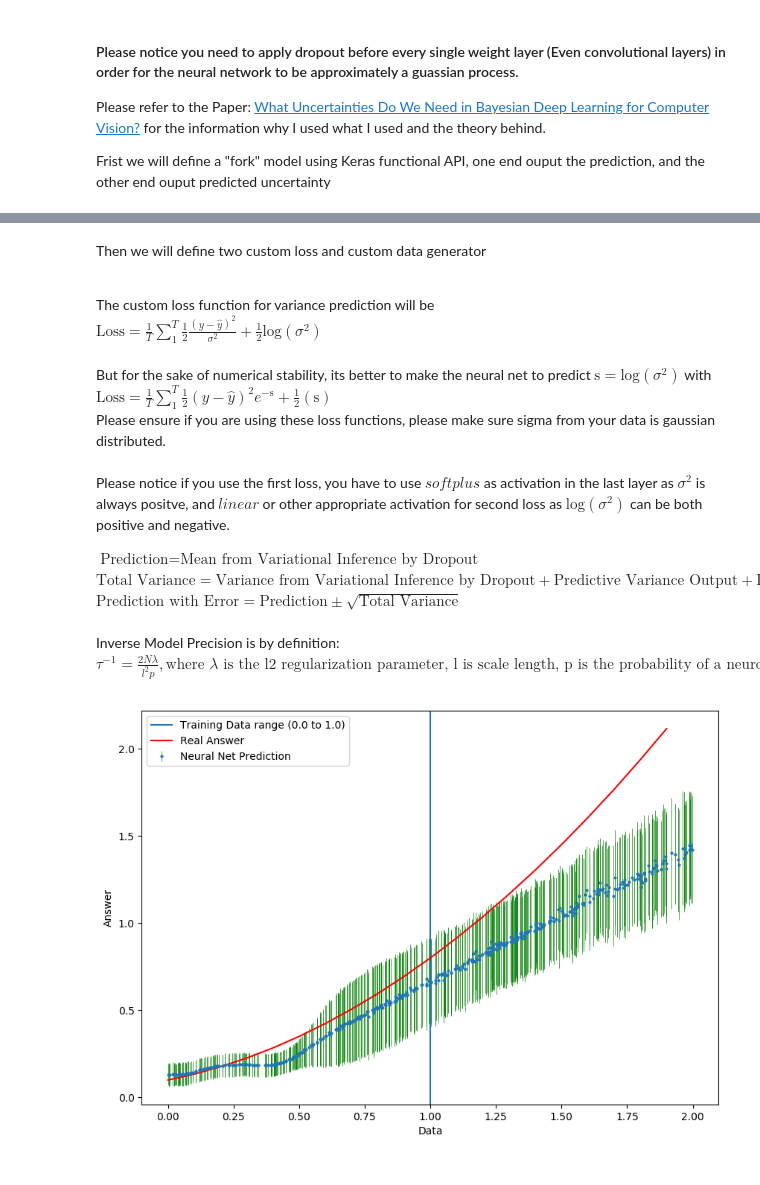
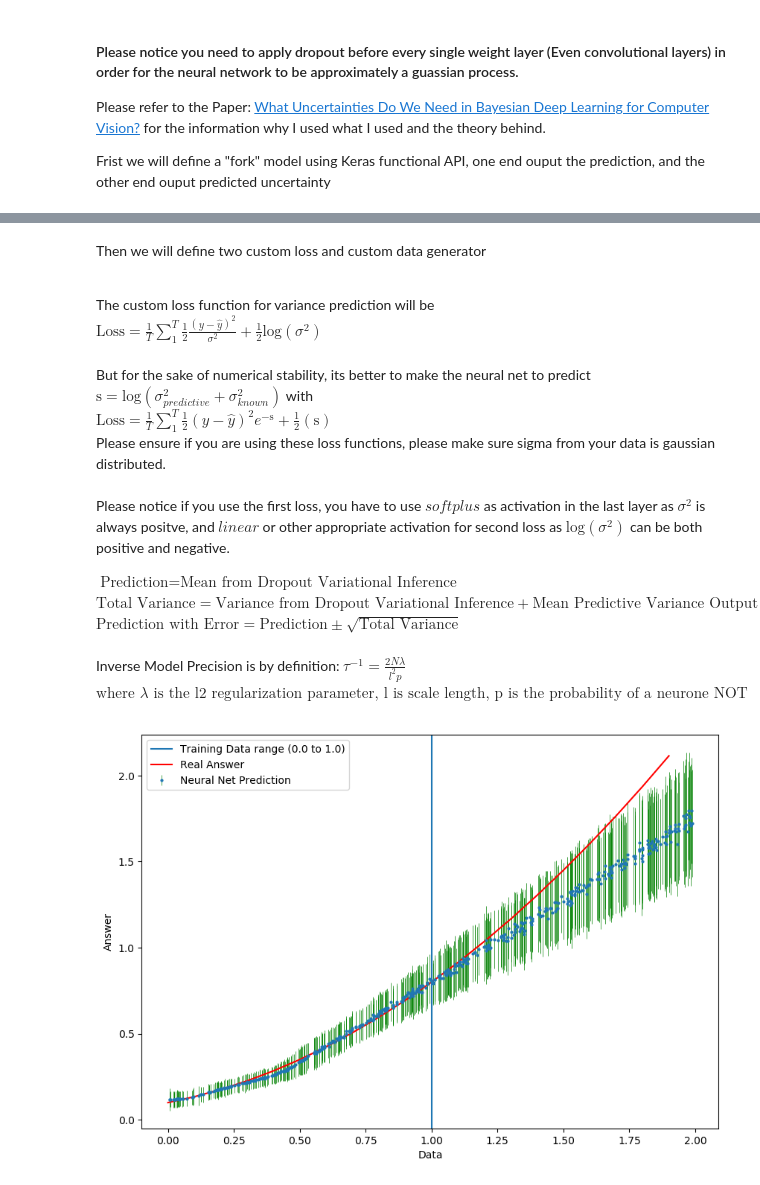
Before and after one commit to henrysky/astroNN, a Jupyter notebook: demo_tutorial/NN_uncertainty_analysis/Uncertainty_Demo_quad.ipynb, the cells around one changed output, grey strips where cells are left out. Drawn from its saved outputs; the diff is of its cells as text; code cells hidden in the pictures.

```diff
--- a/demo_tutorial/NN_uncertainty_analysis/Uncertainty_Demo_quad.ipynb
+++ b/demo_tutorial/NN_uncertainty_analysis/Uncertainty_Demo_quad.ipynb
@@ -272,24 +279,19 @@ Please refer to the Paper: [What Uncertainties Do We Need in Bayesian Deep Learn
 
 Frist we will define a "fork" model using Keras functional API, one end ouput the prediction, and the other end ouput predicted uncertainty
 # %%
-def mean_squared_error(y_true, y_pred):
-    return K.mean(K.square(y_pred - y_true), axis=-1)
+from astroNN.models.losses import mse_lin_wrapper, mse_var_wrapper
 
-def mse_var(lin):
-    def mse_var_internal(y_true, y_pred):
-        return K.mean(0.5*K.square(lin-y_true)*(K.exp(-y_pred)) + 0.5*(y_pred), axis=-1)
-    return mse_var_internal
-
-def generate_train_batch(x, y):
+def generate_train_batch(x, y, y_err):
     while True:
         indices = random.sample(range(0, x.shape[0]), batch_size)
         indices = np.sort(indices)
-        x_batch, y_batch = x[indices], y[indices]
-        yield (x_batch, {'linear_output': y_batch, 'variance_output': y_batch})
+        x_batch, y_batch, y_err_batch = x[indices], y[indices], y_err[indices]
+        yield ({'input': x_batch, 'label_err': y_err_batch}, {'linear_output': y_batch, 'variance_output': y_batch})
 
 def model_regression_dropout_var(num_hidden, dropout_rate, l2_rate):
     # Define Keras Model
-    input_tensor = Input(batch_shape=(None, 1))
+    input_tensor = Input(batch_shape=(None, 1), name='input')
+    labels_err_tensor = Input(batch_shape=(None, 1), name='label_err')
     layer_1 = Dense(units=num_hidden[0], kernel_regularizer=regularizers.l2(l2_rate),
                     kernel_initializer='he_normal', activation='relu')(input_tensor)
     layer_2 = Dropout(dropout_rate)(layer_1)
@@ -303,11 +305,13 @@ def model_regression_dropout_var(num_hidden, dropout_rate, l2_rate):
     # Data-dependent uncertainty outainty
     variance_output = Dense(units=1, activation='linear', name='variance_output')(layer_4)
 
-    model = Model(inputs=input_tensor, outputs=[variance_output, linear_output])
+    model = Model(inputs=[input_tensor, labels_err_tensor], outputs=[variance_output, linear_output])
+    model_prediction = Model(inputs=input_tensor, outputs=[variance_output, linear_output])
 
-    mse_var_ext = mse_var(linear_output)
+    mse_var_ext = mse_var_wrapper(linear_output, labels_err_tensor)
+    mse_lin_ext = mse_lin_wrapper(variance_output, labels_err_tensor)
 
-    return model, mse_var_ext
+    return model, model_prediction, mse_lin_ext, mse_var_ext
 # %% [markdown]
 ![title](model.png)
 # %% [markdown]
@@ -318,7 +322,7 @@ The custom loss function for variance prediction will be<br>
 $\text{Loss}=\frac{1}{T} \sum_1^T \frac{1}{2} \frac{(y-\hat{y})^{2}}{\sigma^{2}} + \frac{1}{2}\text{log}(\sigma^{2})$
 <br>
 <br>
-But for the sake of numerical stability, its better to make the neural net to predict $\text{s} = \text{log}(\sigma^{2})$ with <br>
+But for the sake of numerical stability, its better to make the neural net to predict $\text{s} = \text{log}(\sigma_{predictive}^{2}+\sigma_{known}^{2})$ with <br>
 $\text{Loss}=\frac{1}{T} \sum_1^T \frac{1}{2} (y-\hat{y})^{2}e^{-\text{s}} + \frac{1}{2}(\text{s})$
 
 Please ensure if you are using these loss functions, please make sure sigma from your data is gaussian distributed.
@@ -327,15 +331,16 @@ Please ensure if you are using these loss functions, please make sure sigma from
 Please notice if you use the first loss, you have to use $softplus$ as activation in the last layer as $\sigma^{2}$ is always positve, and $linear$ or other appropriate activation for second loss as $\text{log}(\sigma^{2})$ can be both positive and negative.
 <br>
 
-$\text{Prediction} = \text{Mean from Variational Inference by Dropout}$
+$\text{Prediction} = \text{Mean from Dropout Variational Inference}$
 <br>
-$\text{Total Variance} = \text{Variance from Variational Inference by Dropout} + \text{Predictive Variance Output} + \text{Inverse Model Precision}$
+$\text{Total Variance} = \text{Variance from Dropout Variational Inference} + \text{Mean Predictive Variance Output} + \text{Inverse Model Precision}$
 <br>
 $\text{Prediction with Error} = \text{Prediction} \pm \sqrt{\text{Total Variance}}$
 <br>
 <br>
 Inverse Model Precision is by definition:
-$\tau ^{-1} = \frac{2N \lambda}{l^2 p}, \text{where } \lambda \text{ is the l2 regularization parameter, l is scale length, p is the probability of a neurone NOT being dropped and N is total training data}$
+$\tau ^{-1} = \frac{2N \lambda}{l^2 p}$
+$\text{where } \lambda \text{ is the l2 regularization parameter, l is scale length, p is the probability of a neurone NOT being dropped and N is total training data}$
 # %%
 #Define some parameter
 batch_size = 64
@@ -345,52 +350,52 @@ l2_rate = 1e-5
 
 # Compile Keras model
 num_hidden = [100,75]
-model, mse_var_ext = model_regression_dropout_var(num_hidden, dropout_rate, l2_rate)
-model.compile(loss={'linear_output': mean_squared_error, 'variance_output': mse_var_ext}, optimizer=optimizer)
-model.fit_generator(generator=generate_train_batch(x, y), epochs=20, max_queue_size=20, verbose=0,
+model, model_prediction, mse_lin_ext, mse_var_ext = model_regression_dropout_var(num_hidden, dropout_rate, l2_rate)
+model.compile(loss={'linear_output': mse_lin_ext, 'variance_output': mse_var_ext}, optimizer=optimizer,
+                                     loss_weights={'linear_output': .5, 'variance_output': .5})
+model.fit_generator(generator=generate_train_batch(x, y, y_err), epochs=20, max_queue_size=20, verbose=0,
                     steps_per_epoch= x.shape[0] // batch_size)
 
 # Generate test data
 test_batch_size = 500
 x_test = np.random.uniform(0, 2., test_batch_size)
 
-#Setup a Keras fucntion to use dropout vational inference in test time
-get_dropout_output = function([model.layers[0].input, learning_phase()], [model.get_layer('linear_output').output,
-                                                                          model.get_layer('variance_output').output])
 mc_dropout_num = 100
 predictions = np.zeros((mc_dropout_num, test_batch_size, 1))
 predictions_var = np.zeros((mc_dropout_num, test_batch_size, 1))
 var = np.zeros((mc_dropout_num, test_batch_size, 1))
 uncertainty = np.zeros((mc_dropout_num, test_batch_size, 1))
+
 for i in range(mc_dropout_num):
-    result = np.array(get_dropout_output([x_test.reshape((x_test.shape[0], 1)), 1])[0:2])
-    predictions[i] = result[0].reshape((test_batch_size,1))
-    predictions_var[i] = result[1].reshape((test_batch_size,1))
+    K.set_learning_phase(1)
+    result = np.array(model_prediction.predict(x_test))
+    predictions[i] = result[1].reshape((test_batch_size,1))
+    predictions_var[i] = result[0].reshape((test_batch_size,1))
 
 length_sacle = 10.0
 inverse_model_precision = (2 * x.shape[0] * l2_rate) / (length_sacle**2. * (1 - dropout_rate))
 
 # get mean results and its varience and mean unceratinty from dropout
 prediction_mc_droout = np.mean(predictions, axis=0)
 var = np.mean(np.exp(predictions_var), axis=0)
 var_mc_droout = np.var(predictions, axis=0)
 
 total_variance = var + var_mc_droout + inverse_model_precision  # epistemic plus aleatoric uncertainty
 total_uncertainty = np.sqrt(total_variance)
 
 # Array for the real equation
 x_true = np.arange(0.0,2.0,0.1)
 y_true = gen_function(x_true)
 
 # Plotting
 plt.figure(figsize=(10, 7), dpi=100)
 plt.errorbar(x_test, prediction_mc_droout, yerr=total_uncertainty, markersize=2,
                      fmt='o', ecolor='g', capthick=2, elinewidth=0.5, label='Neural Net Prediction')
 plt.axvline(x=1.0, label="Training Data range (0.0 to 1.0)")
 plt.plot(x_true, y_true, color='red', label='Real Answer')
 plt.xlabel('Data')
 plt.ylabel('Answer')
 plt.legend(loc='best')
 plt.show()
 # %% [output]
-[figure, old version]
+[figure, new version]
```
Also changed, not shown: parts of 4 cells of this notebook, 1 other file.
